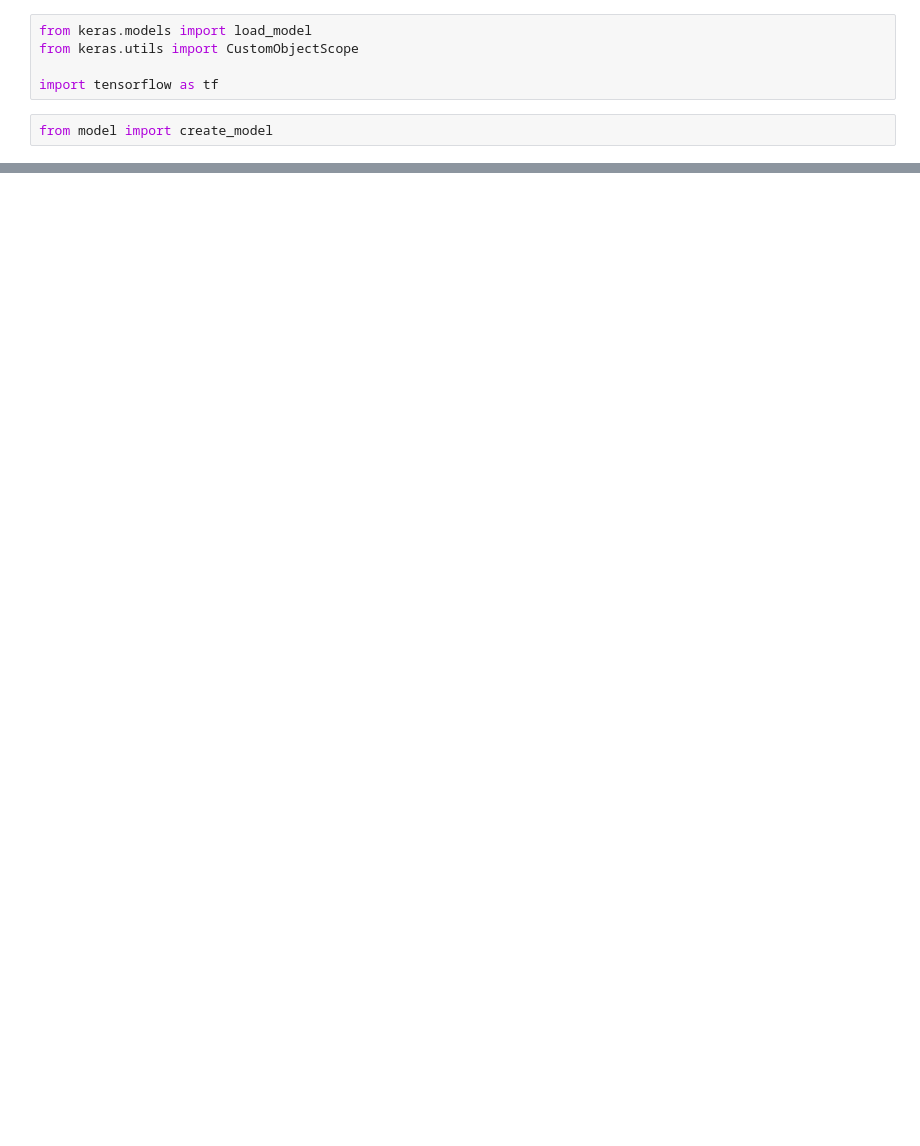
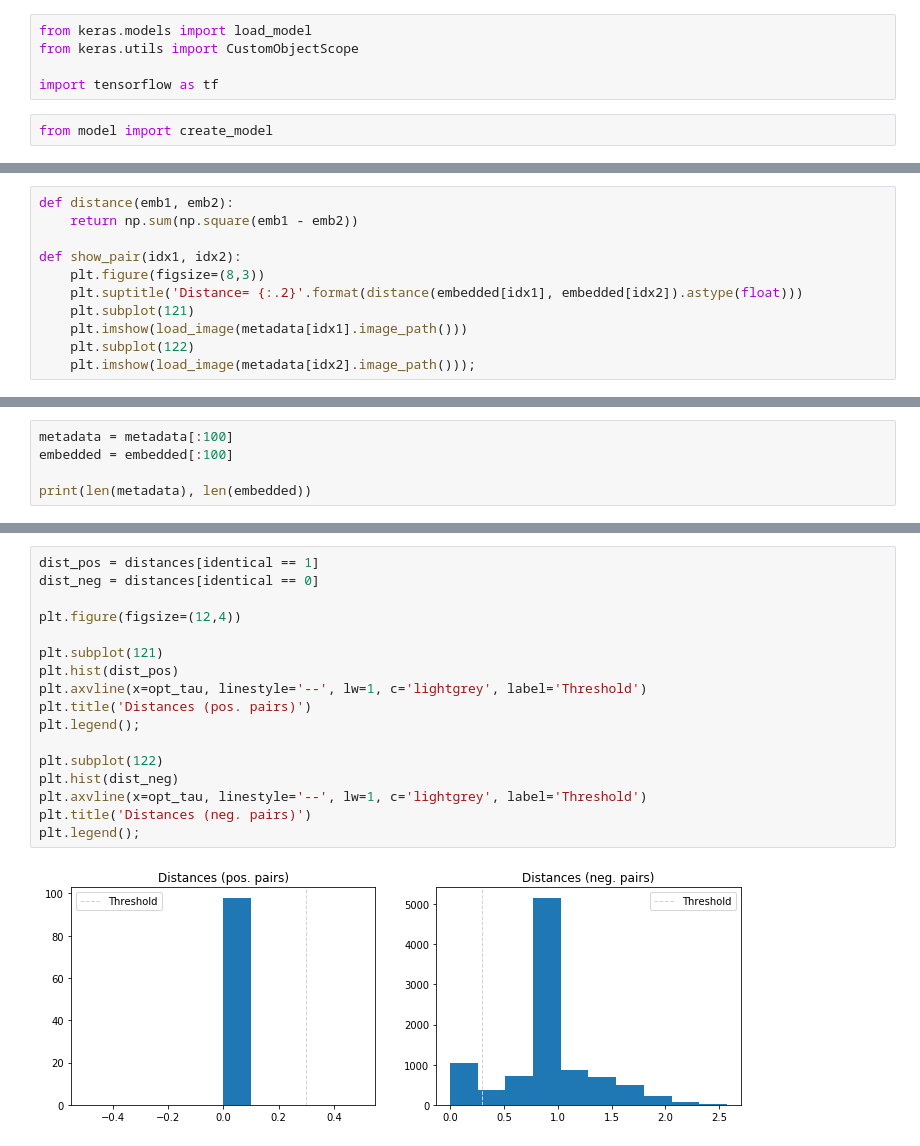
Before and after one commit to naren-m/face_rec, a Jupyter notebook: playground.ipynb, the cells around one changed output, grey strips where cells are left out. Saved outputs shown, nothing was run; the diff lists cells and outputs as text; blank space fills up the shorter version.

```diff
--- a/playground.ipynb
+++ b/playground.ipynb
@@ -14,0 +144,11 @@ OSError: Unable to open file (Unable to open file: name = 'weights/nn4.small2.v1
+# %%
+def distance(emb1, emb2):
+    return np.sum(np.square(emb1 - emb2))
+
+def show_pair(idx1, idx2):
+    plt.figure(figsize=(8,3))
+    plt.suptitle('Distance= {:.2}'.format(distance(embedded[idx1], embedded[idx2]).astype(float)))
+    plt.subplot(121)
+    plt.imshow(load_image(metadata[idx1].image_path()))
+    plt.subplot(122)
+    plt.imshow(load_image(metadata[idx2].image_path()));
@@ -14,0 +166,5 @@ OSError: Unable to open file (Unable to open file: name = 'weights/nn4.small2.v1
+# %%
+metadata = metadata[:100]
+embedded = embedded[:100]
+
+print(len(metadata), len(embedded))
@@ -14,0 +209,19 @@ OSError: Unable to open file (Unable to open file: name = 'weights/nn4.small2.v1
+# %%
+dist_pos = distances[identical == 1]
+dist_neg = distances[identical == 0]
+
+plt.figure(figsize=(12,4))
+
+plt.subplot(121)
+plt.hist(dist_pos)
+plt.axvline(x=opt_tau, linestyle='--', lw=1, c='lightgrey', label='Threshold')
+plt.title('Distances (pos. pairs)')
+plt.legend();
+
+plt.subplot(122)
+plt.hist(dist_neg)
+plt.axvline(x=opt_tau, linestyle='--', lw=1, c='lightgrey', label='Threshold')
+plt.title('Distances (neg. pairs)')
+plt.legend();
+# %% [output]
+[figure, added]
```
Also changed, not shown: parts of 19 cells of this notebook, 8 other files.
